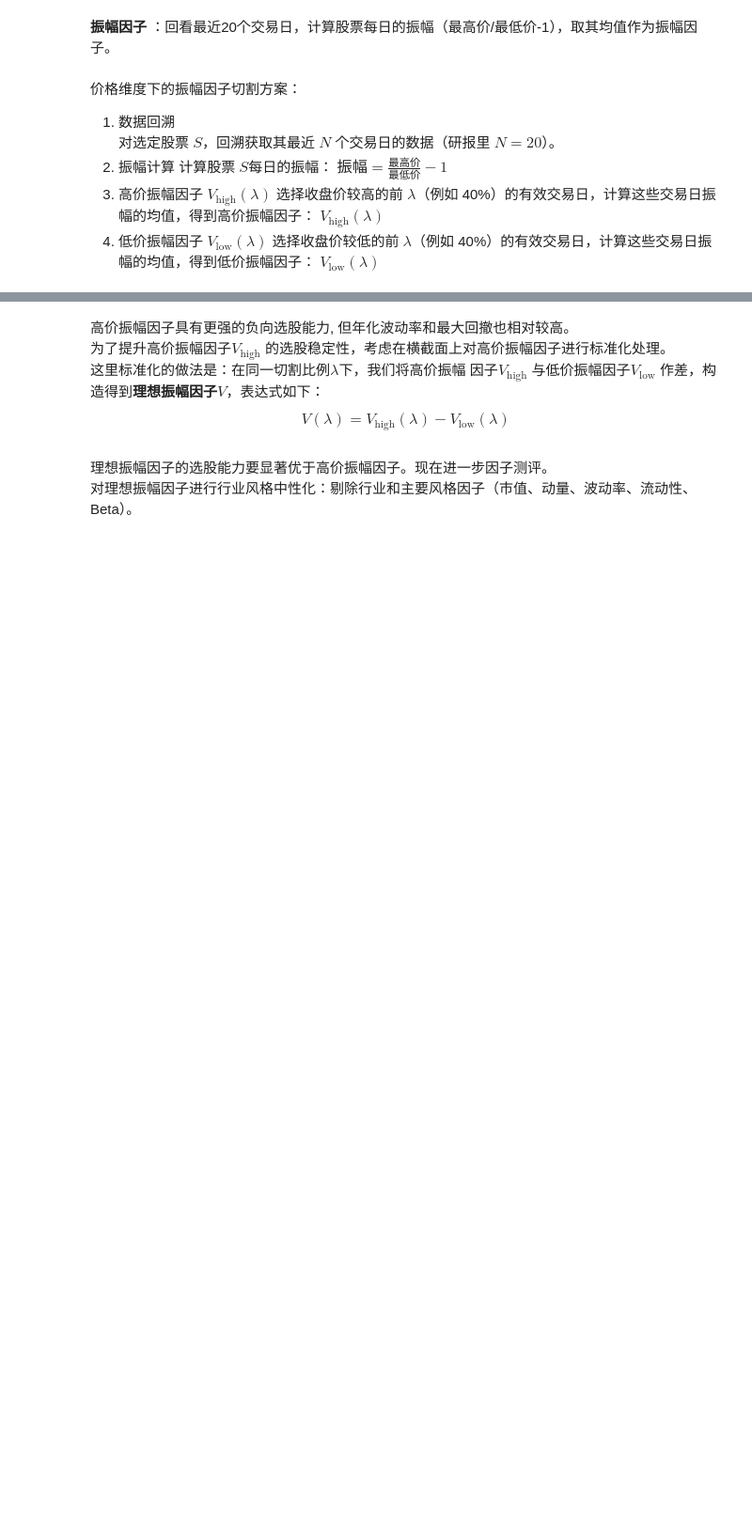
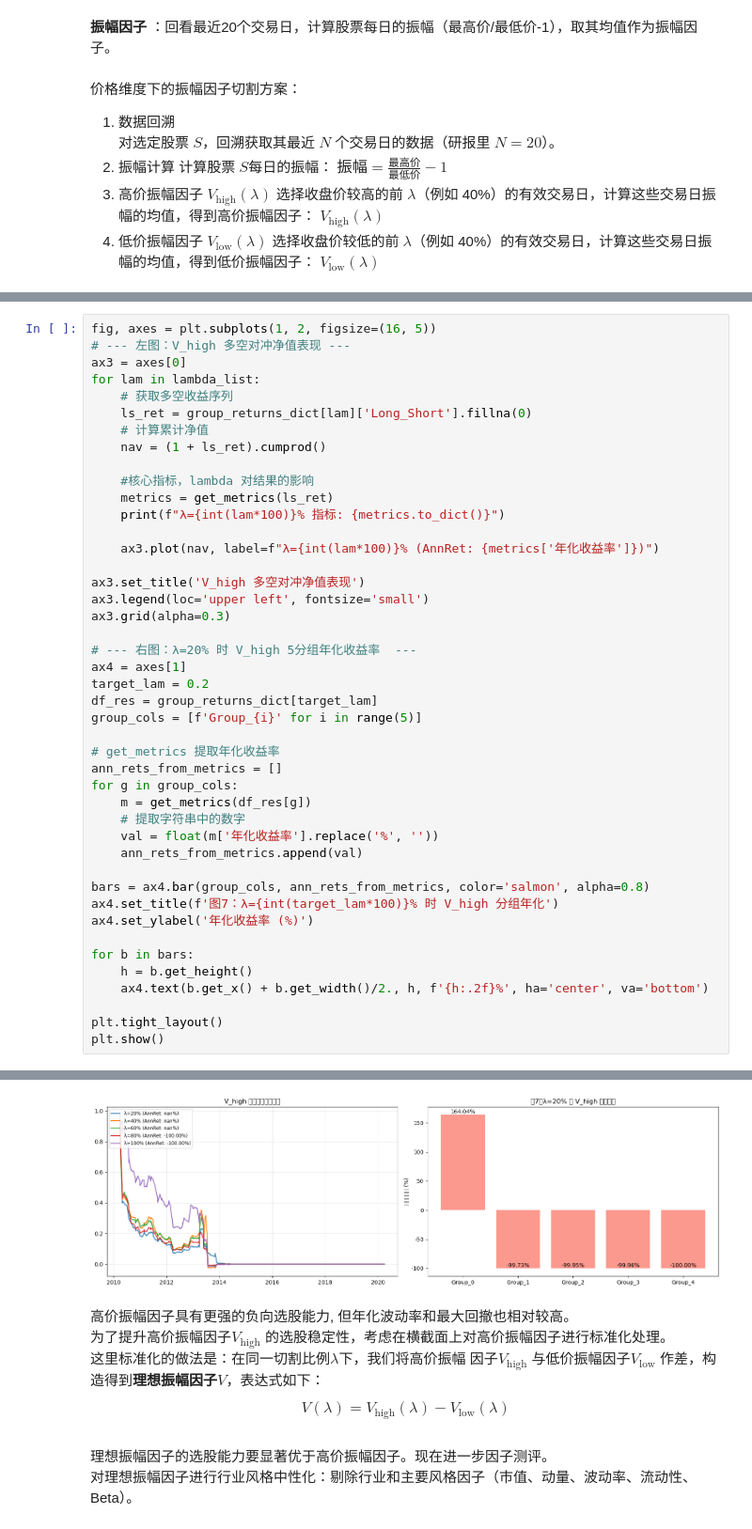
Before and after one commit to shuoliuyv/ls_learnqf, a Jupyter notebook: Amplitude/Amplitude.ipynb, the cells around one changed output, grey strips where cells are left out. Shown at 94% size. Saved outputs shown, nothing was run; the diff lists cells and outputs as text; blank space fills up the shorter version.

```diff
--- a/Amplitude/Amplitude.ipynb
+++ b/Amplitude/Amplitude.ipynb
@@ -109,0 +228,45 @@ def calculate_amplitude_factors(daily_data: pd.DataFrame, N: int = 20, lambda_ra
+# %%
+fig, axes = plt.subplots(1, 2, figsize=(16, 5))
+# --- 左图：V_high 多空对冲净值表现 ---
+ax3 = axes[0]
+for lam in lambda_list:
+    # 获取多空收益序列
+    ls_ret = group_returns_dict[lam]['Long_Short'].fillna(0)
+    # 计算累计净值
+    nav = (1 + ls_ret).cumprod()
+
+    #核心指标，lambda 对结果的影响
+    metrics = get_metrics(ls_ret)
+    print(f"λ={int(lam*100)}% 指标: {metrics.to_dict()}")
+
+    ax3.plot(nav, label=f"λ={int(lam*100)}% (AnnRet: {metrics['年化收益率']})")
+
+ax3.set_title('V_high 多空对冲净值表现')
+ax3.legend(loc='upper left', fontsize='small')
+ax3.grid(alpha=0.3)
+
+# --- 右图：λ=20% 时 V_high 5分组年化收益率  ---
+ax4 = axes[1]
+target_lam = 0.2
+df_res = group_returns_dict[target_lam]
+group_cols = [f'Group_{i}' for i in range(5)]
+
+# get_metrics 提取年化收益率
+ann_rets_from_metrics = []
+for g in group_cols:
+    m = get_metrics(df_res[g])
+    # 提取字符串中的数字
+    val = float(m['年化收益率'].replace('%', ''))
+    ann_rets_from_metrics.append(val)
+
+bars = ax4.bar(group_cols, ann_rets_from_metrics, color='salmon', alpha=0.8)
+ax4.set_title(f'图7：λ={int(target_lam*100)}% 时 V_high 分组年化')
+ax4.set_ylabel('年化收益率 (%)')
+
+for b in bars:
+    h = b.get_height()
+    ax4.text(b.get_x() + b.get_width()/2., h, f'{h:.2f}%', ha='center', va='bottom')
+
+plt.tight_layout()
+plt.show()
+# %% [output]
@@ -110,3 +312,4 @@ def calculate_amplitude_factors(daily_data: pd.DataFrame, N: int = 20, lambda_ra
+[figure, added]
 # %% [markdown]
 高价振幅因子具有更强的负向选股能力, 但年化波动率和最大回撤也相对较高。\
 为了提升高价振幅因子$V_{\text{high}}$ 的选股稳定性，考虑在横截面上对高价振幅因子进行标准化处理。\
```
Also changed, not shown: parts of 11 cells of this notebook, 3 other files.
